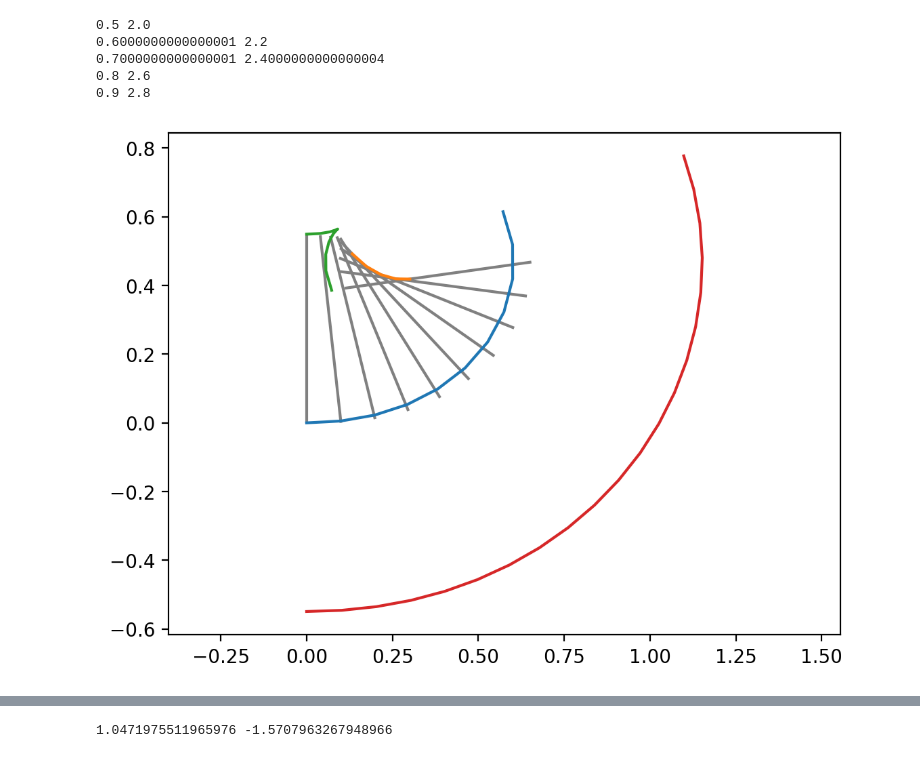
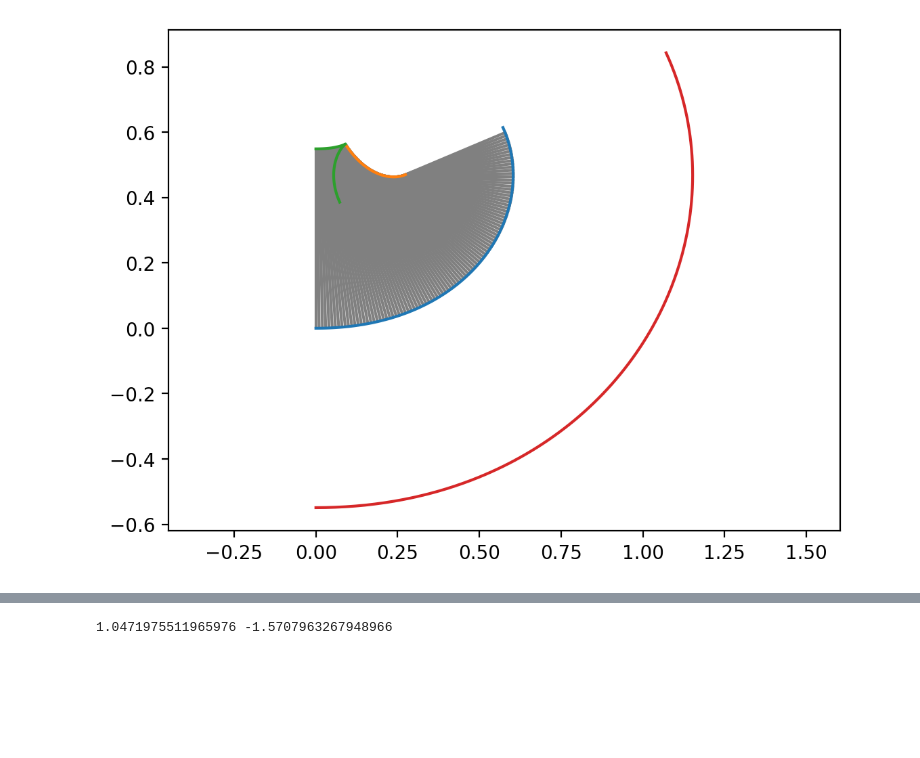
Before and after one commit to msiglreith/nari, a Jupyter notebook: euler.ipynb, the cells around one changed output, grey strips where cells are left out. Saved outputs shown, nothing was run; the diff lists cells and outputs as text; code cells hidden in the pictures; blank space fills up the shorter version.

```diff
--- a/euler.ipynb
+++ b/euler.ipynb
@@ -61,7 +61,7 @@ def spiro(k0, k1):
     return u, v
 
 def spiro_n(k0, k1):
-    accuracy = 1.0e-12
+    accuracy = 1.0e-16
 
     c1 = np.abs(k1);
     c0 = np.abs(k0) + 0.5 * c1
@@ -121,7 +121,7 @@ def fit_euler(th0, th1):
             return k0, k1, theta, chord
         k1_old, e_old, k1 = k1, e, k1 + (k1_old - k1) * e / (e - e_old)
 # %%
-ds = 0.1
+ds = 0.01
 s = 0.0
 L = 1.0
 
@@ -142,17 +142,22 @@ def spiral(t0, t1, k0, k1, theta = 0.0, offset=0.0):
         x.append(xn - offset * np.sin(phi))
         y.append(yn + offset * np.cos(phi))
 
+        if t >= t1:
+            break
+
         darc = ds
 
         cusp = np.abs(1.0 - offset * curvature)
         darc = min(1.0 / max(cusp, 0.0001), 1.0) * ds
 
-        xk, yk = eval_euler(t, t+darc, [theta, k0, k1])
+        nt = min(t+darc, t1)
 
-        xn += xk # darc * np.cos(phi)
-        yn += yk # darc * np.sin(phi)
+        xk, yk = eval_euler(t0, nt, [theta, k0, k1])
 
-        t += darc
+        xn = xk # darc * np.cos(phi)
+        yn = yk # darc * np.sin(phi)
+
+        t = nt
 
     return [x, y]
 
@@ -172,7 +177,6 @@ def spiral_evolute(k0, k1, offset=0.0):
         p = 0.0
 
         if curvature != 0.0 and 1.0 < offset * curvature:
-            print(t, curvature)
             p = 1.0 / curvature
 
             x.append(xn - p * np.sin(phi))
@@ -219,39 +223,34 @@ def curve_length(x, y):
     return length
 
 k0 = 1.0
 k1 = 2.0
 phi0 = 0.0
 
 dpi = 1.0
 scale = dpi * 182.15316943682936
 offset = 100.0 * dpi / 182.15316943682936
 
 [x0, y0] = spiral(0.0, L, k0, k1, offset = 0.0)
 [x1, y1] = spiral(0.0, L, k0, k1, offset = offset)
 [x2, y2] = spiral(0.0, L, k0, k1, offset = -offset)
 [xe0, ye0] = spiral_evolute(k0, k1, offset = offset)
 normals0 = spiral_offset_lines(k0, k1, offset = offset)
 normals1 = spiral_offset_lines(k0, k1, offset = -offset)
 
 #print(curve_length(x0, y0, 0.0))
 # print(curve_length(x1, y1, 0.4))
 
 fig, ax = plt.subplots()
 ax.add_collection(normals0)
 #ax.add_collection(normals1)
 ax.plot(x0, y0)
 ax.plot(xe0, ye0)
 ax.plot(x1, y1)
 ax.plot(x2, y2)
 ax.axis('equal')
 plt.show()
 # %% [output]
-0.5 2.0
-0.6000000000000001 2.2
-0.7000000000000001 2.4000000000000004
-0.8 2.6
-0.9 2.8
-[figure, old version]
+[figure, new version]
 # %%
 k0, k1, theta, chord = fit_euler(np.pi /4.0, np.pi /4.0)
 print(k0, k1)
```
Also changed, not shown: parts of 3 cells of this notebook, 9 other files.
